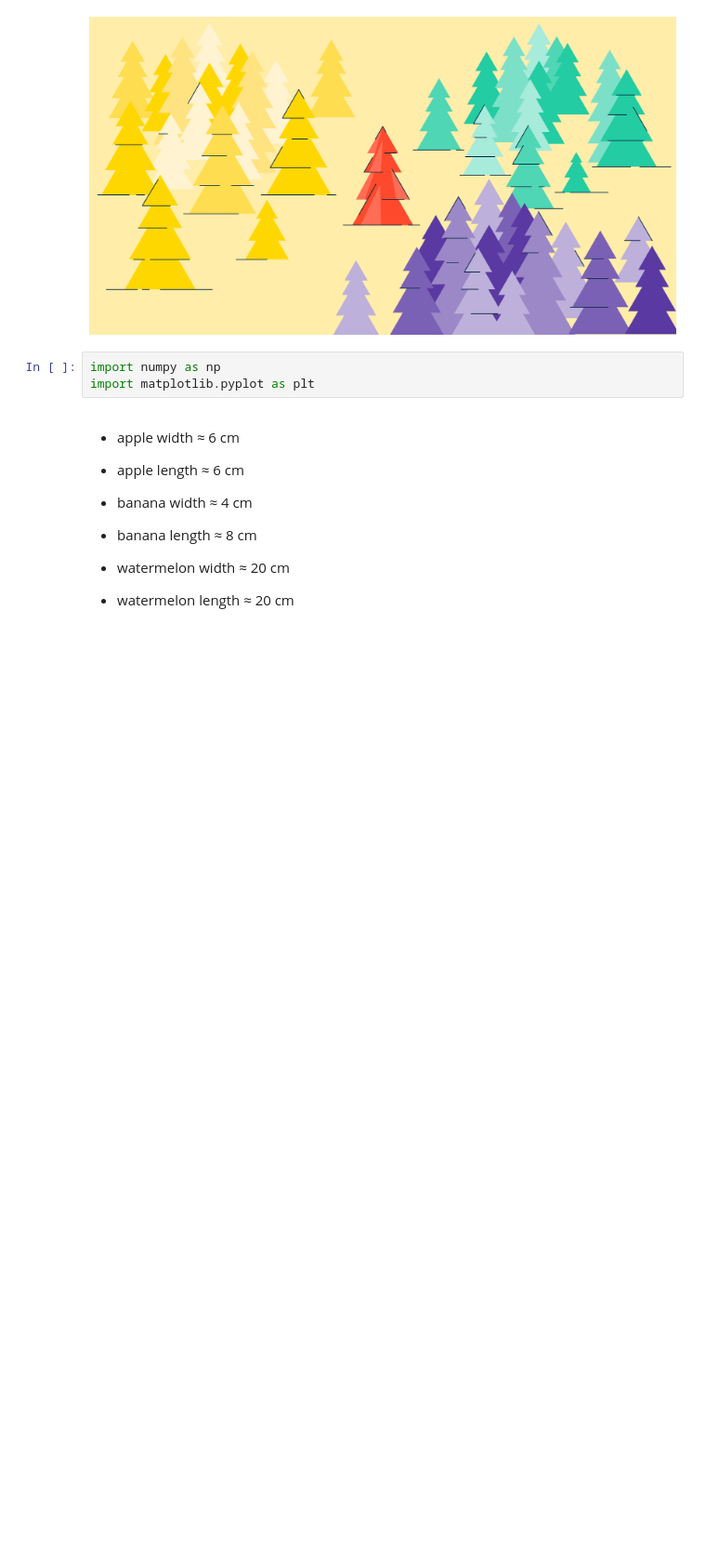
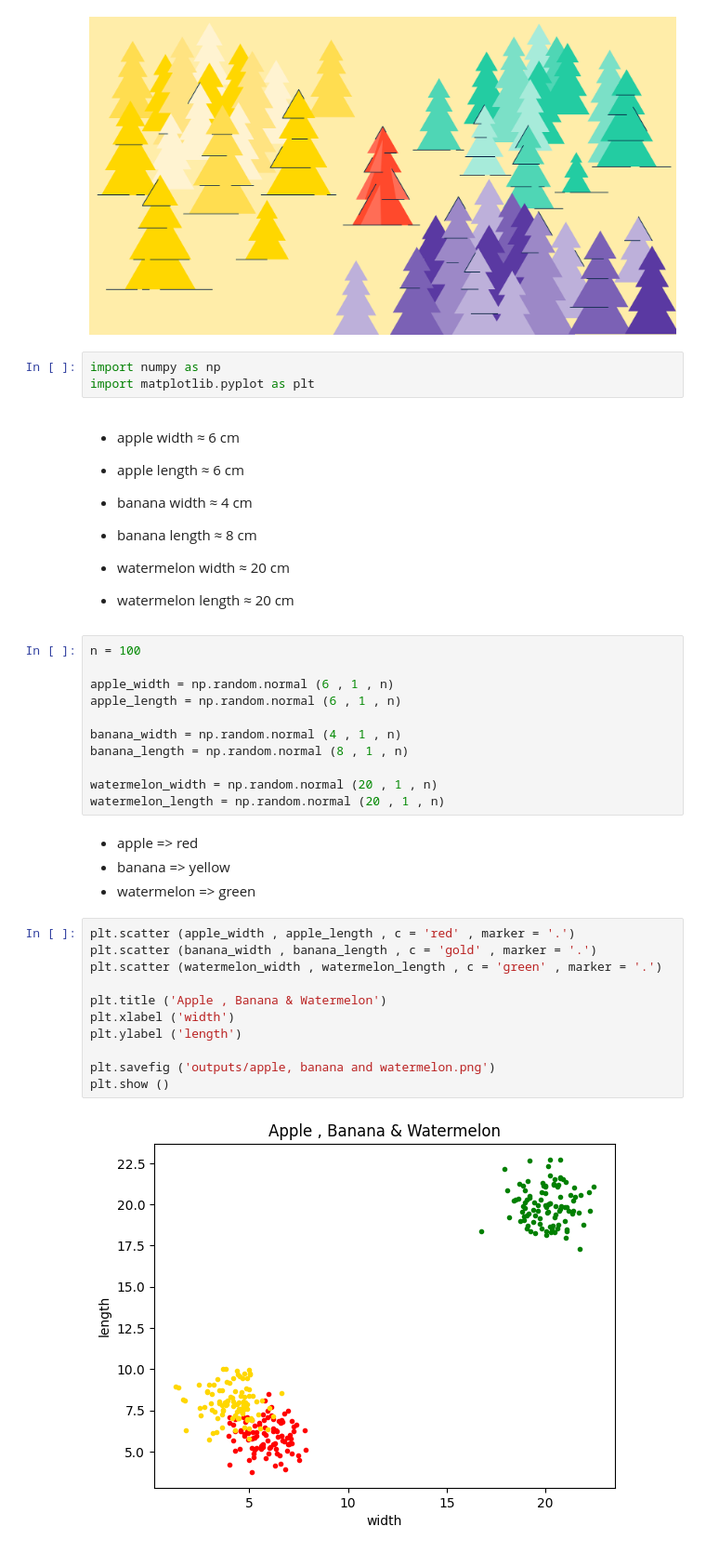
Before and after one commit to TaRa1999R/Machine_Leaening, a Jupyter notebook: assignment41/fruits.ipynb, the cells around one changed output. Shown: that part at 93% size. Drawn from its saved outputs; the diff is of its cells as text; blank space fills up the shorter version.

```diff
--- a/assignment41/fruits.ipynb
+++ b/assignment41/fruits.ipynb
@@ -12,3 +12,31 @@ import matplotlib.pyplot as plt
 
 - watermelon width ≈ 20 cm
 - watermelon length ≈ 20 cm
+# %%
+n = 100
+
+apple_width = np.random.normal (6 , 1 , n)
+apple_length = np.random.normal (6 , 1 , n)
+
+banana_width = np.random.normal (4 , 1 , n)
+banana_length = np.random.normal (8 , 1 , n)
+
+watermelon_width = np.random.normal (20 , 1 , n)
+watermelon_length = np.random.normal (20 , 1 , n)
+# %% [markdown]
+- apple => red
+- banana => yellow
+- watermelon => green
+# %%
+plt.scatter (apple_width , apple_length , c = 'red' , marker = '.')
+plt.scatter (banana_width , banana_length , c = 'gold' , marker = '.')
+plt.scatter (watermelon_width , watermelon_length , c = 'green' , marker = '.')
+
+plt.title ('Apple , Banana & Watermelon')
+plt.xlabel ('width')
+plt.ylabel ('length')
+
+plt.savefig ('outputs/apple, banana and watermelon.png')
+plt.show ()
+# %% [output]
+[figure, added]
```
Also changed, not shown: 1 other file.
